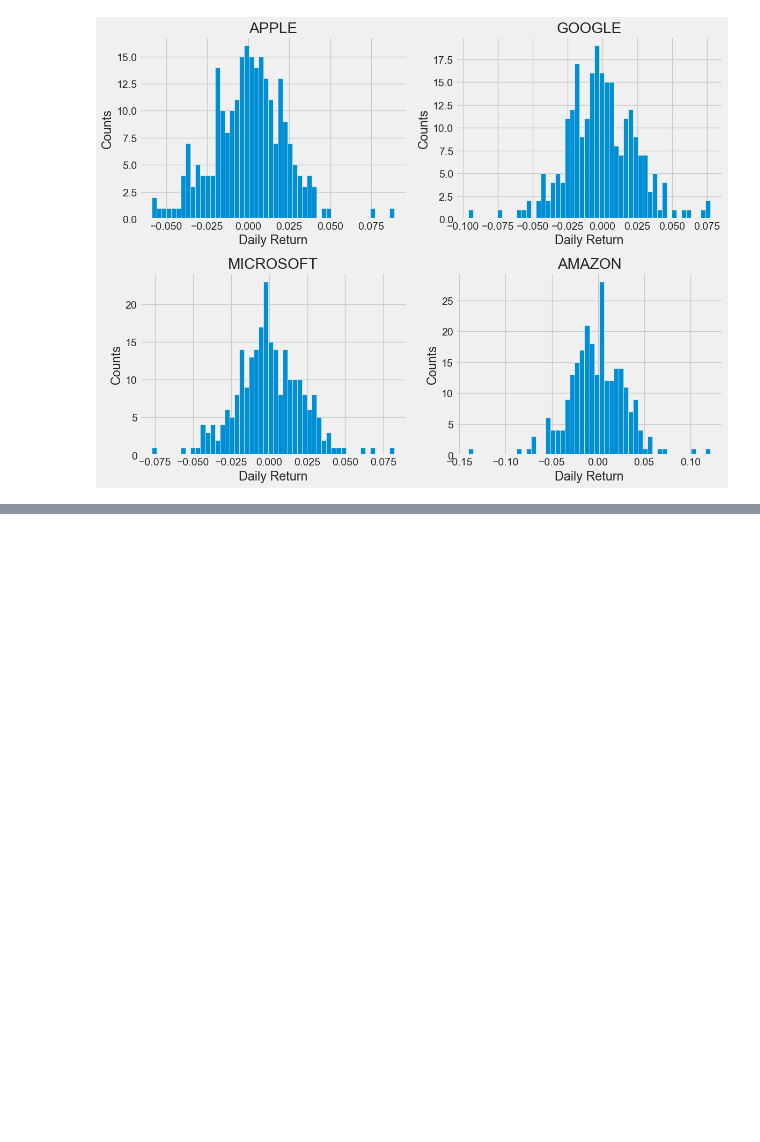
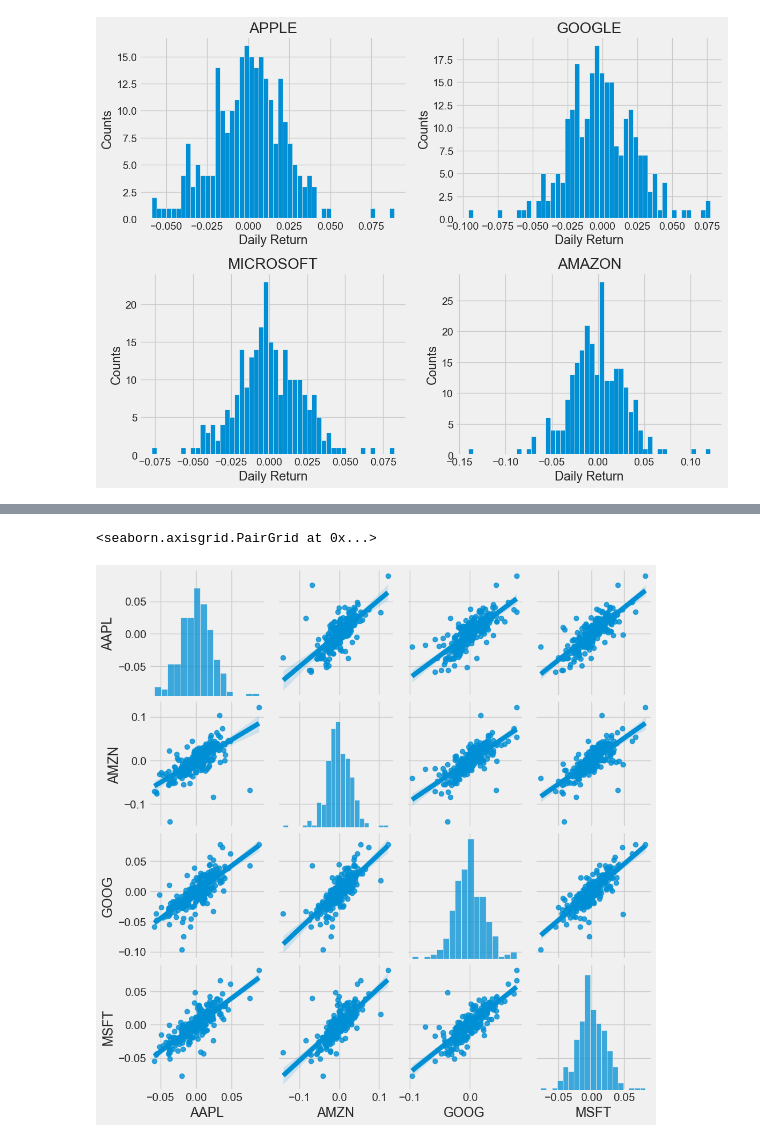
Before and after one commit to dobby8282/PythonProject, a Jupyter notebook: Day16/주가예측.ipynb, the cells around one changed output, grey strips where cells are left out. Cells and saved outputs as stored; diff of their text form; code cells hidden in the pictures; blank space fills up the shorter version.

```diff
--- a/Day16/주가예측.ipynb
+++ b/Day16/주가예측.ipynb
@@ -214,0 +245,9 @@ plt.tight_layout()
+# %%
+# seaborn 라이브러리를 사용하여, tech_rets 데이터프레임에 저장된 모든 기업들 간의 일별 수익률 비교를 위한 시각화를 자동으로 수행합니다.
+# pairplot 함수를 호출하면 데이터프레임 내의 모든 수치형 변수 쌍에 대한 그래프를 그려줍니다.
+# 각 그래프는 두 변수 간의 관계를 나타내며, 대각선에는 해당 변수의 분포를 보여주는 히스토그램이 그려집니다.
+# kind='reg' 옵션을 사용하면 선형 회귀 직선이 함께 그려집니다.
+sns.pairplot(tech_rets, kind='reg')
+# %% [output]
+<seaborn.axisgrid.PairGrid at 0x...>
+[figure, added]
```
Also changed, not shown: parts of 14 cells of this notebook, 4 other files.
